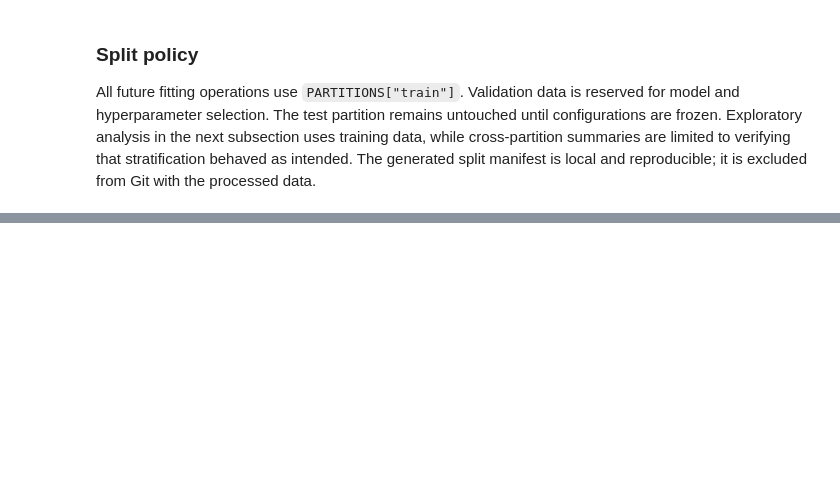
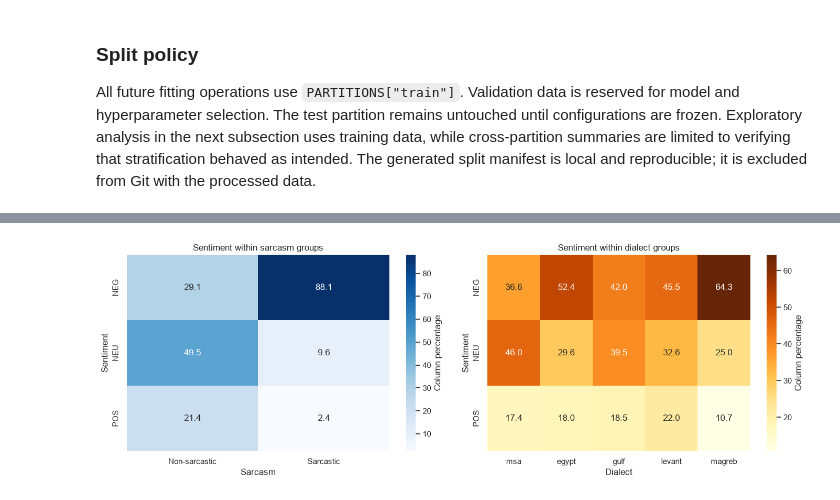
Before and after one commit to iAboud98/arabic-sentiment-analysis, a Jupyter notebook: notebooks/arabic_sentiment_analysis.ipynb, the cells around one changed output, grey strips where cells are left out. Cells and saved outputs as stored; diff of their text form; code cells hidden in the pictures; blank space fills up the shorter version.

```diff
--- a/notebooks/arabic_sentiment_analysis.ipynb
+++ b/notebooks/arabic_sentiment_analysis.ipynb
@@ -513,0 +663,45 @@ All future fitting operations use `PARTITIONS["train"]`. Validation data is rese
+# %%
+sentiment_by_sarcasm = (
+    pd.crosstab(
+        training_eda["sentiment"],
+        training_eda["sarcasm_label"],
+        normalize="columns",
+    )
+    .reindex(index=sentiment_order, columns=sarcasm_order)
+    .mul(100)
+)
+sentiment_by_dialect = (
+    pd.crosstab(
+        training_eda["sentiment"],
+        training_eda["dialect"],
+        normalize="columns",
+    )
+    .reindex(index=sentiment_order, columns=dialect_order)
+    .mul(100)
+)
+
+figure, axes = plt.subplots(1, 2, figsize=(14, 4.8))
+sns.heatmap(
+    sentiment_by_sarcasm,
+    annot=True,
+    fmt=".1f",
+    cmap="Blues",
+    cbar_kws={"label": "Column percentage"},
+    ax=axes[0],
+)
+sns.heatmap(
+    sentiment_by_dialect,
+    annot=True,
+    fmt=".1f",
+    cmap="YlOrBr",
+    cbar_kws={"label": "Column percentage"},
+    ax=axes[1],
+)
+axes[0].set(title="Sentiment within sarcasm groups", xlabel="Sarcasm")
+axes[1].set(title="Sentiment within dialect groups", xlabel="Dialect")
+for axis in axes:
+    axis.set_ylabel("Sentiment")
+figure.tight_layout()
+plt.show()
+# %% [output]
+[figure, added]
```
Also changed, not shown: parts of 5 cells of this notebook.
